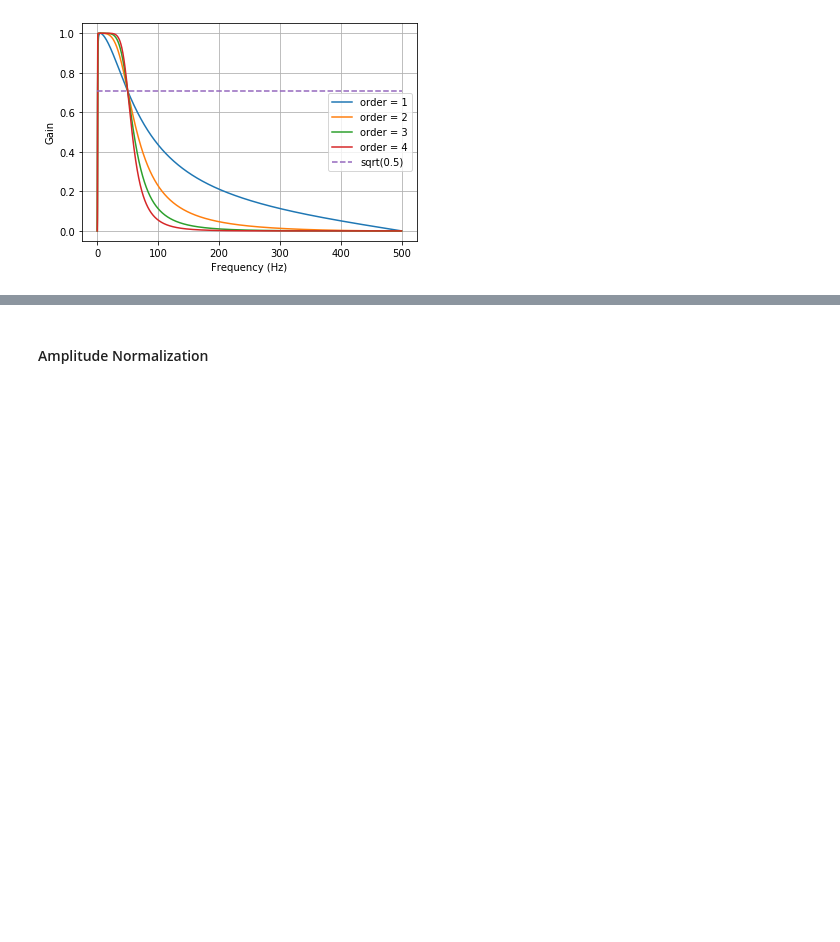
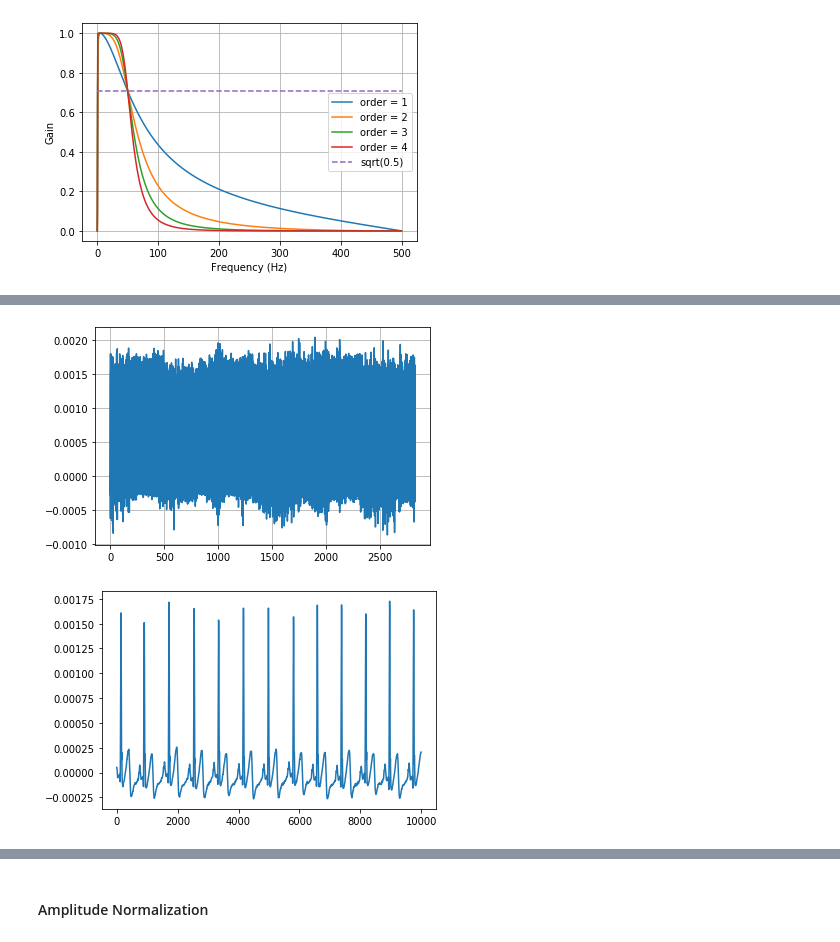
Before and after one commit to DigitalBiomarkerDiscoveryPipeline/Data-Compression-Toolbox, a Jupyter notebook: Baiying/code_m1.ipynb, the cells around one changed output, grey strips where cells are left out. Drawn from its saved outputs; the diff is of its cells as text; code cells hidden in the pictures; blank space fills up the shorter version.

```diff
--- a/Baiying/code_m1.ipynb
+++ b/Baiying/code_m1.ipynb
@@ -216 +203,12 @@ plt.legend(loc='best')
+# %%
+y = butter_bandpass_filter(ECG_array, lowcut, highcut, fs, order=3)
+plt.plot(index, y, label='Filtered signal (Hz)')
+plt.grid(True)
+plt.show()
+recover_ECG_example = y[370000:380000]
+plt.plot(recover_ECG_example)
+plt.show()
+# %% [output]
+[figure, added]
+[figure, added]
 # %%
```
Also changed, not shown: parts of 77 cells of this notebook.
